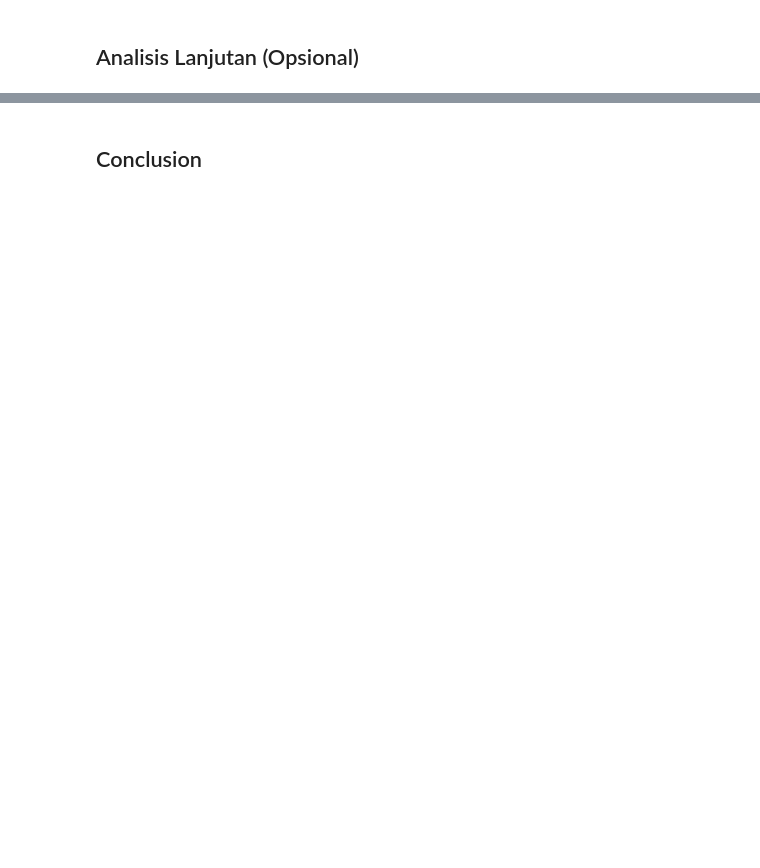
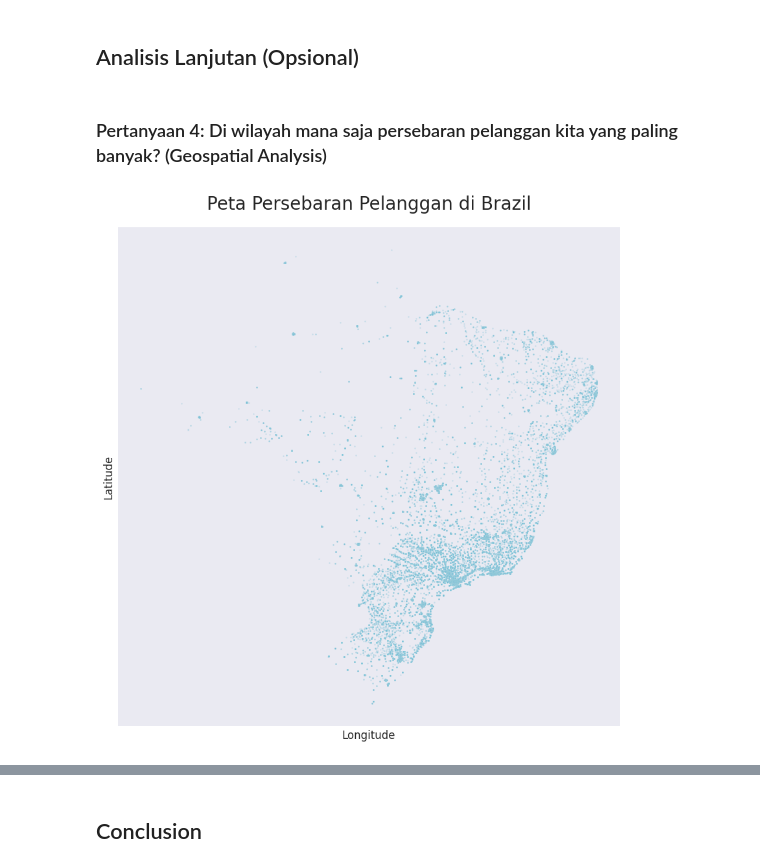
Before and after one commit to mpnabil95/Data_Analyst_Project-_E-Commerce_Public_Dataset, a Jupyter notebook: Data_Analyst_Project_E_Commerce_Public_Dataset.ipynb, the cells around one changed output, grey strips where cells are left out. Drawn from its saved outputs; the diff is of its cells as text; code cells hidden in the pictures; blank space fills up the shorter version.

```diff
--- a/Data_Analyst_Project_E_Commerce_Public_Dataset.ipynb
+++ b/Data_Analyst_Project_E_Commerce_Public_Dataset.ipynb
@@ -1118,2 +1077,46 @@ audio                               350      3.840849
 # %% [markdown]
 ## Analisis Lanjutan (Opsional)
+# %% [markdown]
+### Pertanyaan 4: Di wilayah mana saja persebaran pelanggan kita yang paling banyak? (Geospatial Analysis)
+# %%
+# 1. Menggabungkan data pelanggan dengan data geolokasi berdasarkan prefix kode pos
+cust_geo_df = pd.merge(
+    left=customers_df,
+    right=geolocation_df,
+    how="inner",
+    left_on="customer_zip_code_prefix",
+    right_on="geolocation_zip_code_prefix"
+)
+
+# 2. Membersihkan outlier koordinat agar peta Brazil terbentuk sempurna
+# Mengambil batas koordinat (bounding box) negara Brazil
+brazil_geo = cust_geo_df[
+    (cust_geo_df['geolocation_lat'] <= 5.274388) &
+    (cust_geo_df['geolocation_lat'] >= -33.751169) &
+    (cust_geo_df['geolocation_lng'] <= -34.710462) &
+    (cust_geo_df['geolocation_lng'] >= -73.9828305)
+]
+
+# 3. Visualisasi Peta Persebaran (Geospatial)
+plt.figure(figsize=(10, 10))
+sns.scatterplot(
+    x='geolocation_lng',
+    y='geolocation_lat',
+    data=brazil_geo,
+    s=3, # Ukuran titik
+    color='#72BCD4', # Warna biru khas Dicoding
+    alpha=0.3 # Transparansi agar kepadatan terlihat
+)
+
+plt.title("Peta Persebaran Pelanggan di Brazil", fontsize=20, pad=20)
+plt.xlabel("Longitude", fontsize=12)
+plt.ylabel("Latitude", fontsize=12)
+
+# Mematikan grid dan frame agar lebih terlihat seperti peta
+plt.grid(False)
+sns.despine(bottom=True, left=True)
+plt.tick_params(bottom=False, left=False, labelbottom=False, labelleft=False)
+
+plt.show()
+# %% [output]
+[figure, added]
```
Also changed, not shown: parts of 45 cells of this notebook.
